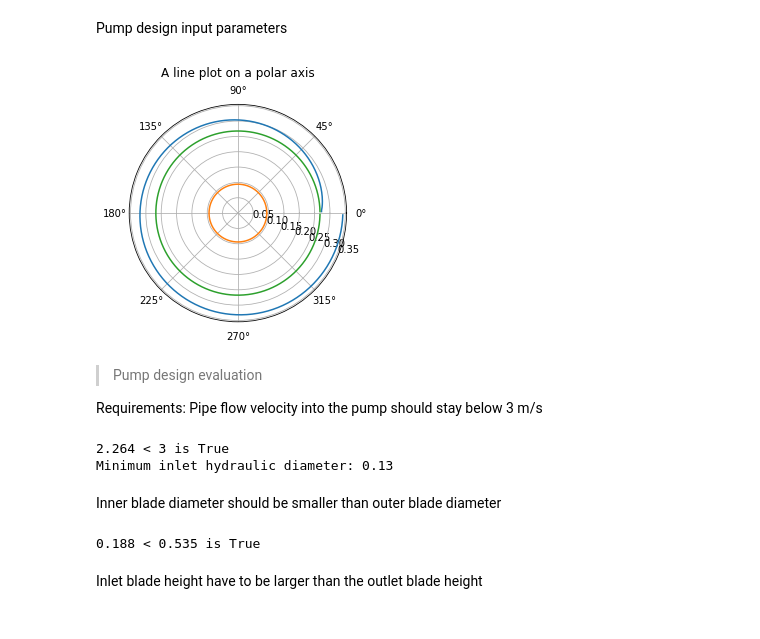
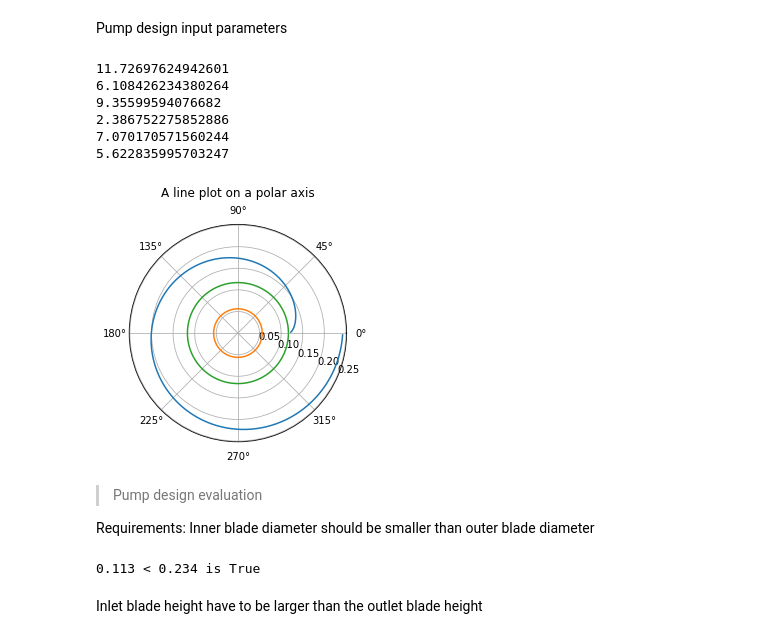
Before and after one commit to jurgbn/centrifugal_pump, a Jupyter notebook: 00_core.ipynb, the cells around one changed output. Saved outputs shown, nothing was run; the diff lists cells and outputs as text; code cells hidden in the pictures.

Commit message:
Tracking down possible bugs that prevents finding a design solution satisfying all design rules

```diff
--- a/00_core.ipynb
+++ b/00_core.ipynb
@@ -12,15 +12,15 @@ from nbdev.showdoc import *
 # %% [markdown]
 Pump performance specification:
 # %%
-pump_flow = 0.04
-pump_head = 10
-pump_rpm = 500
+pump_flow = 0.065
+pump_head = 11
+pump_rpm = 1200
 # %% [markdown]
 Pump design input parameters
 # %%
-blade_outlet_angle = 10
+blade_outlet_angle = 23
 number_of_blades = 6
-inlet_impeller_hydraulic_diameter = 0.15
+inlet_impeller_hub_diameter = 0.04
 incidence = 0
 # %%
 #|export
@@ -67,7 +67,7 @@ class PumpDesign:
         self.n_d = n_d
         self.Q_d = Q_d
         self.H_d = H_d
-        self.nq = n_d * np.sqrt(Q_d) / H_d ** (3 / 4)
+        self.nq = n_d * np.sqrt(Q_d) / (H_d ** (3 / 4))
         if flow_coefficient_phi == 0:
             self.flow_coefficient_phi = 3.7838e-3 * self.nq - 0.02919
         self.epsilon = epsilon
@@ -76,7 +76,7 @@ class PumpDesign:
     def pump_design(self,
                     blade_outlet_angle_deg,
                     number_of_blades,
-                    inlet_impeller_hydraulic_diameter,
+                    inlet_impeller_hub_diameter,
                     incidence,
                     flow_inlet_angle_deg = 90,
                     blade_thickness = 8e-3,
@@ -86,7 +86,7 @@ class PumpDesign:
 
         t = blade_thickness
         z = number_of_blades
-        dh1 = inlet_impeller_hydraulic_diameter
+        dh1 = inlet_impeller_hub_diameter
         i = incidence
         b3 = volute_height
         AR = diffusor_area_ratio
@@ -98,6 +98,7 @@ class PumpDesign:
         omega_d = self.n_d / 60 * 2 * np.pi
         d2 = 2 / omega_d * np.sqrt(g * self.H_d / self.head_coefficient_psi)
         u2 = omega_d * d2 / 2
+
         b2 = self.Q_d / (self.flow_coefficient_phi * u2 * (np.pi * d2 - t * z))
         A2 = np.pi * d2 * b2 - t * z * b2
         c2m = self.Q_d / A2
@@ -118,13 +119,21 @@ class PumpDesign:
         sigma = 1 - np.sin(beta2) / (z ** 0.7)
         w_theta_2 = c2m / np.tan(beta2)
         w2 = np.sqrt(c2m ** 2 + w_theta_2 ** 2)
+        c_theta_2 = u2 - w_theta_2
         c_theta_2_slip = sigma * (u2 - w_theta_2)
 
         diameter_size_check = d1 < d2
         blade_height_size_check = b2 < b1
 
+        print(w1)
+        print(w2)
+        print(c1m)
+        print(c2m)
+        print(w_theta_1)
+        print(w_theta_2)
+
         Kw = (w1 - w2) / w1
-        Ks = (u2 - u1) / c_theta_2_slip
+        Ks = (u2 - u1) / c_theta_2
 
         L0 = 1/360 * c_theta_2_slip * d2/2
         A4 = 0
@@ -184,31 +193,27 @@ class PumpDesign:
 # %%
 design = PumpDesign(fluid="INCOMP::Water", Q_d=pump_flow, H_d=pump_head, n_d=pump_rpm)
 pump = design.pump_design(blade_outlet_angle_deg=blade_outlet_angle,
                         number_of_blades=number_of_blades,
-                        inlet_impeller_hydraulic_diameter=inlet_impeller_hydraulic_diameter,
+                        inlet_impeller_hub_diameter=inlet_impeller_hub_diameter,
                         incidence=0)
 # %% [output]
+11.72697624942601
+6.108426234380264
+9.35599594076682
+2.386752275852886
+7.070170571560244
+5.622835995703247
-[figure, old version]
+[figure, new version]
-# %% [markdown]
-> Pump design evaluation
-
-
-Requirements:
-Pipe flow velocity into the pump should stay below 3 m/s
-# %%
-flow_velocity = pump_flow / (np.pi * inlet_impeller_hydraulic_diameter**2 / 4)
-print('{} < 3 is {}'.format(round(flow_velocity, 3), flow_velocity < 3))
-min_diameter = round(np.sqrt(4 * pump_flow / (np.pi * 3)), 3)
-print('Minimum inlet hydraulic diameter: {}'.format(min_diameter))
-# %% [output]
-2.264 < 3 is True
-Minimum inlet hydraulic diameter: 0.13
 # %% [markdown]
+> Pump design evaluation
+
+
+Requirements:
 Inner blade diameter should be smaller than outer blade diameter
 # %%
 print('{} < {} is {}'.format(round(pump.impeller_inner_diameter, 3), round(pump.impeller_outer_diameter, 3), pump.diameter_size_check))
 # %% [output]
-0.188 < 0.535 is True
+0.113 < 0.234 is True
 # %% [markdown]
 Inlet blade height have to be larger than the outlet blade height
 # %%
```
Also changed, not shown: parts of 4 cells of this notebook.
